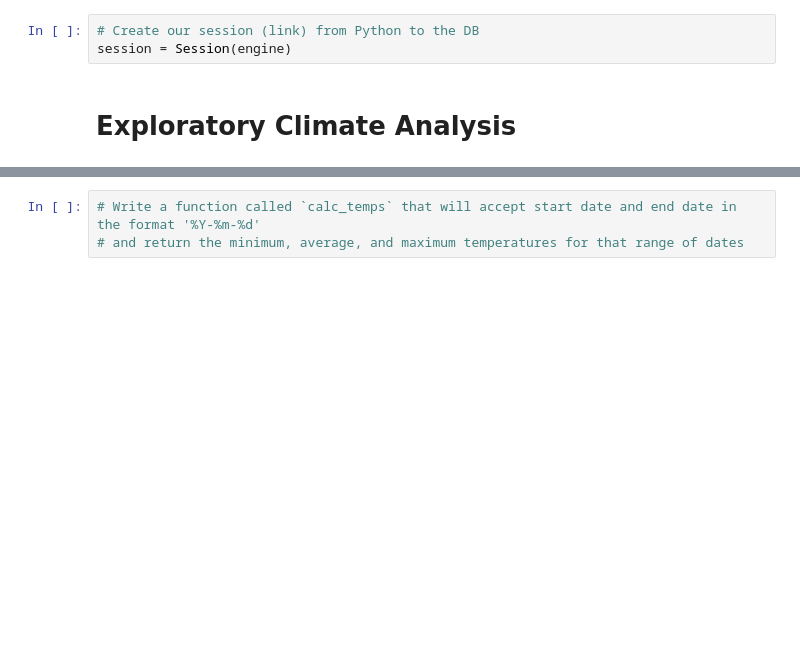
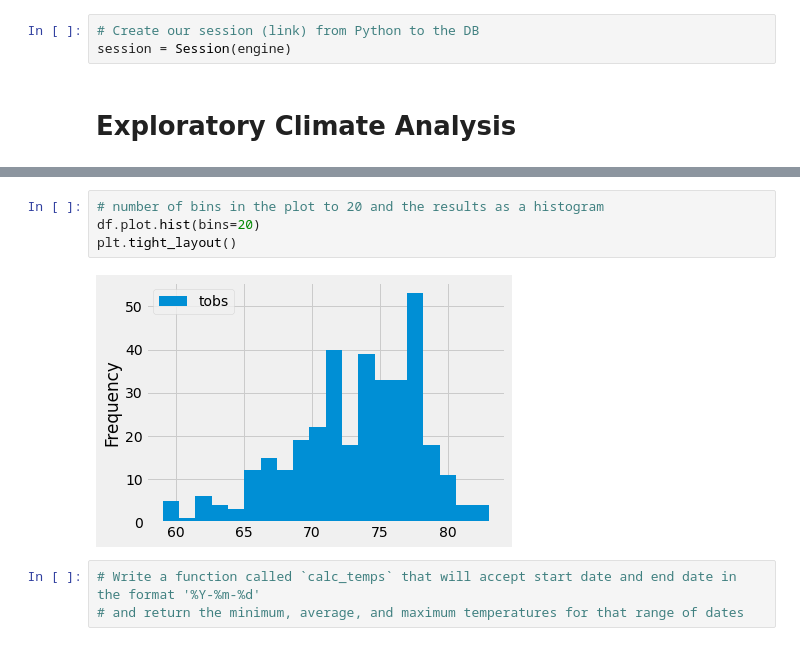
Before and after one commit to shrutiramana/surfs_up, a Jupyter notebook: climate_analysis.ipynb, the cells around one changed output, grey strips where cells are left out. Drawn from its saved outputs; the diff is of its cells as text; blank space fills up the shorter version.

```diff
--- a/climate_analysis.ipynb
+++ b/climate_analysis.ipynb
@@ -99,3 +151,9 @@ df.describe()
+# %%
+# number of bins in the plot to 20 and the results as a histogram
+df.plot.hist(bins=20)
+plt.tight_layout()
+# %% [output]
+[figure, added]
 # %%
 # Write a function called `calc_temps` that will accept start date and end date in the format '%Y-%m-%d'
 # and return the minimum, average, and maximum temperatures for that range of dates
```
Also changed, not shown: parts of 7 cells of this notebook.
